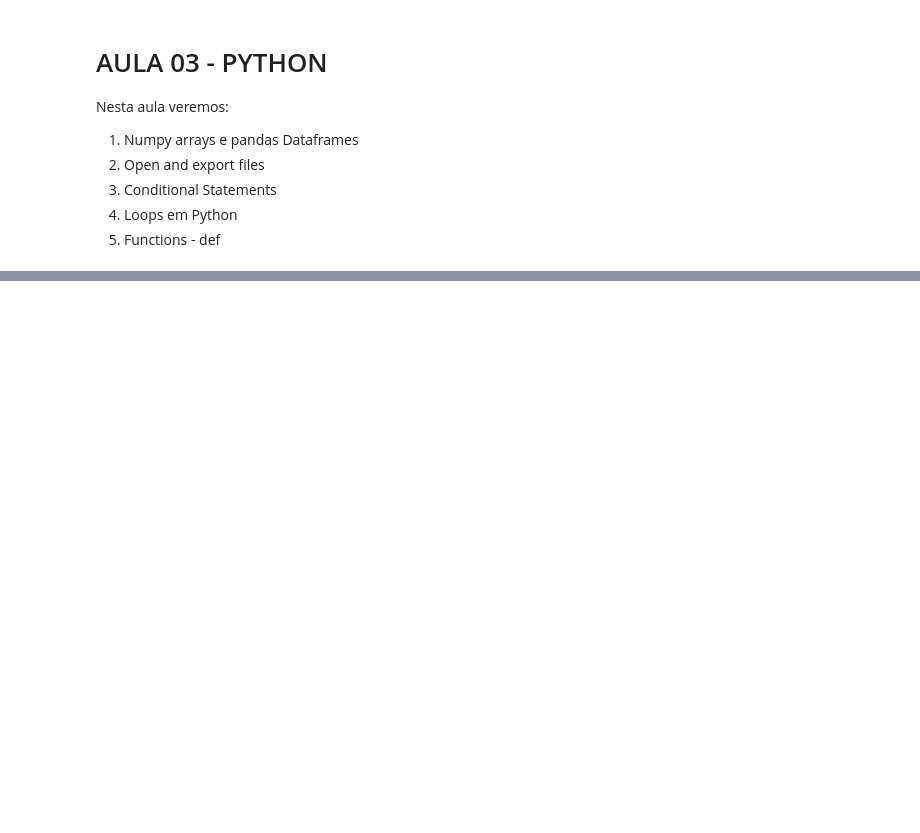
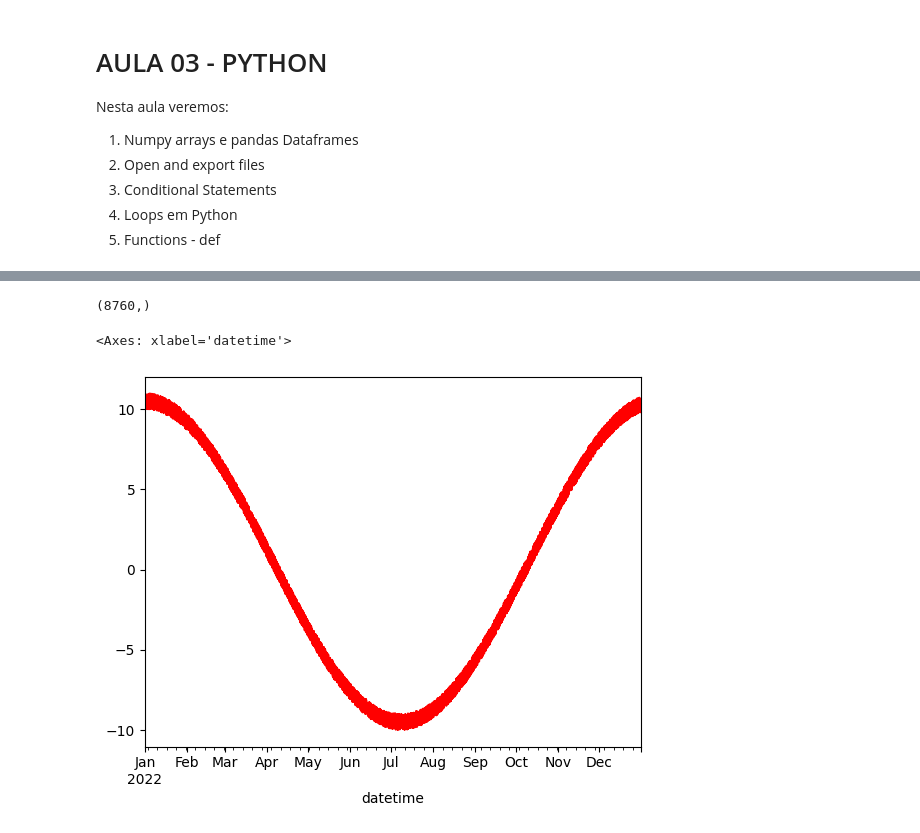
Before and after one commit to Suelensilva22/ENS5173_202401, a Jupyter notebook: Atividade01_Etapa02.ipynb, the cells around one changed output, grey strips where cells are left out. Saved outputs shown, nothing was run; the diff lists cells and outputs as text; code cells hidden in the pictures; blank space fills up the shorter version.

```diff
--- a/Atividade01_Etapa02.ipynb
+++ b/Atividade01_Etapa02.ipynb
@@ -65,0 +102,4 @@ Matplotlib is building the font cache; this may take a moment.
+# %%
+df['datetime'] = dtime #monstrando um dataframe onde a variável dtime é atribuida à coluna "datetime" do "df"
+# %%
+df['random'] = np.random.rand(df.shape[0]) #criando uma nova coluna chamada "random" no "df" e preenche essa coluna com valores aleatórios gerados pela função "np.random.rand()" com base no número de linhas do DataFrame
@@ -65,0 +135,4 @@ Matplotlib is building the font cache; this may take a moment.
+# %%
+# Colocando o datetime como index
+df = df.set_index(df['datetime']) #redefine o índice do "df" para a coluna "datetime", ou seja, os valores dessa coluna se tornam os índices do DataFrame.
+df #o DataFrame "df" será exibido com a coluna "datetime" como seu índice
@@ -65,0 +154,18 @@ Matplotlib is building the font cache; this may take a moment.
+# %%
+# Criando colunas com ano, mês e dia
+df['year'] = df.index.year #criando a coluna ano
+df['month'] = df.index.month #criando a coluna mês
+df['day'] = df.index.day #criando a coluna dia
+
+#os valores dessas colunas são extraídos do índice do DataFrame, que foi definido anteriormente como a coluna "datetime"
+# %%
+tt = np.arange(0,df.shape[0],1) #cria uma sequência tt de números inteiros de 0 ao número de linhas no "df"
+print(tt.shape) #mostra quantos elementos tem na variável "tt"
+df['sazonal'] = (np.cos(tt/(360*4))) #cria uma coluna sazonal no "df" utilizando a função cosseno (np.cos) aplicada à sequência tt, gerando uma componente sazonal
+df['timeSeries'] = 10*df['sazonal']+df['random'] #cria uma coluna "timeSeries" no "df", que é a combinação da componente sazonal multiplicada por 10 e a coluna random
+#df['sazonal'].plot()
+df['timeSeries'].plot(color='red') #plota a coluna "timeSeries" em um gráfico de linha com a cor vermelha.
+# %% [output]
+(8760,)
+<Axes: xlabel='datetime'>
+[figure, added]
```
Also changed, not shown: parts of 13 cells of this notebook, 1 other file.
